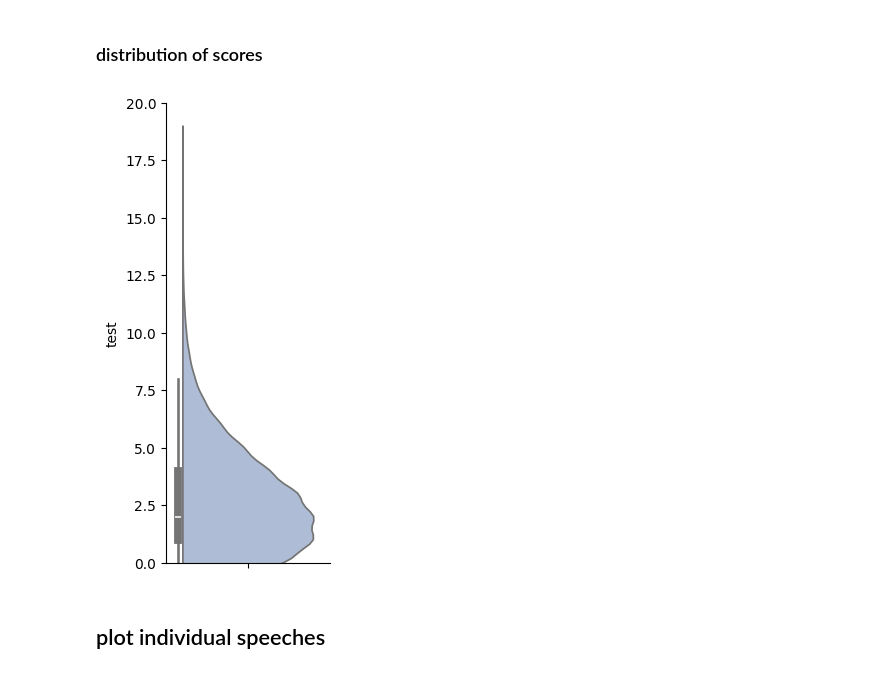
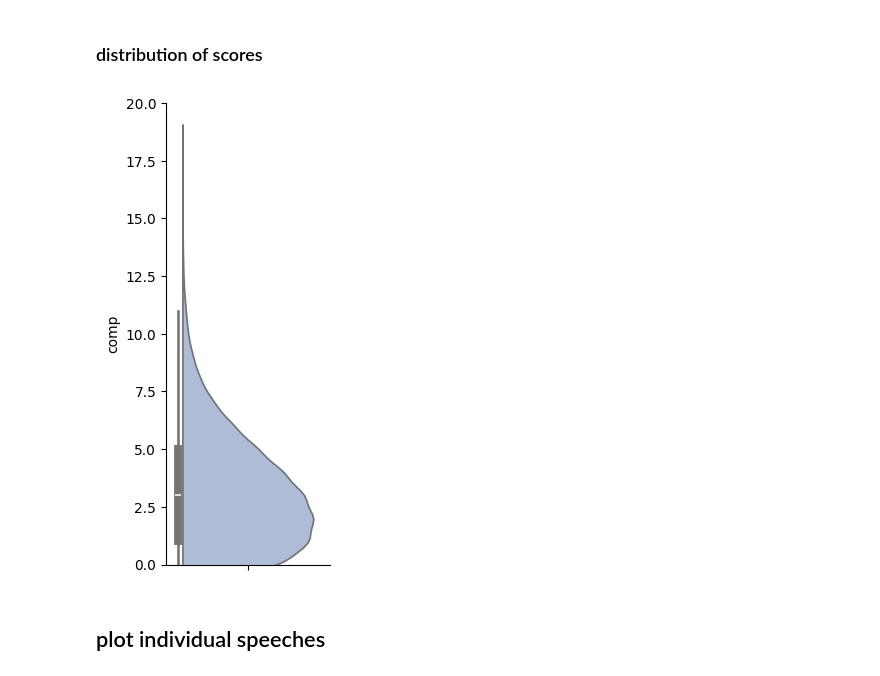
Before and after one commit to cwf2/dices-mta, a Jupyter notebook: Mother speech.ipynb, the cells around one changed output. Drawn from its saved outputs; the diff is of its cells as text; code cells hidden in the pictures.

```diff
--- a/Mother speech.ipynb
+++ b/Mother speech.ipynb
@@ -123,7 +123,7 @@ tokens['marked_verb'] = (
     (tokens['mood_cltk'] == 'imperative') |
     (tokens['mood_spacy'] == 'Imp') |
     (tokens['mood_spacy'] == 'Gdv') |
-    ((tokens['tense_cltk'] == 'future') & (tokens['tense_spacy'] != 'Fut'))
+    (tokens['tense_cltk'] == 'future')
 )
 # %%
 display(tokens)
@@ -211,6 +211,7 @@ for label, group in tokens.groupby('speech_id'):
             spkr = df['spkr'],
             addr = df['addr'],
             mother = df['mother'],
+            lines = df['tokens'].rolling(window=5, min_periods=1, center=True).count(),
             tokens = df['tokens'].rolling(window=5, min_periods=1, center=True).sum(),
             family = df['family'].rolling(window=5, min_periods=1, center=True).sum(),
             marked_verb = df['marked_verb'].rolling(window=5, min_periods=1, center=True).sum(),
@@ -226,4 +227,5 @@ results['pers_poss_s_norm'] = results['pers_poss_s'].div(results['tokens'])
 results['pers_poss_p_norm'] = results['pers_poss_p'].div(results['tokens'])
 results['interrog_norm'] = results['interrog'].div(results['tokens'])
 
-results['test'] = results['marked_verb'] + results['family'] + results['pers_poss_s'] + results['interrog']
+results['comp'] = results['marked_verb'] + results['family'] + results['pers_poss_s'] + results['interrog']
+results['comp_norm'] = results['comp'].div(results['tokens'])
@@ -312,13 +335,13 @@ x.loc[x['mother'] & (x['lines'] > 4)][:25]
 ### distribution of scores
 # %%
 c = sns.light_palette('#79C')[3]
-g = sns.catplot(data=results, y='test', kind="violin", bw_adjust=2, split=True, color=c)
+g = sns.catplot(data=results, y='comp', kind="violin", bw_adjust=2, split=True, color=c)
 ax = g.axes[0,0]
 ax.invert_xaxis()
 ax.set_ylim((-0, 20))
 g.fig.set_figwidth(2)
 # %% [output]
-[figure, old version]
+[figure, new version]
 # %% [markdown]
 ## plot individual speeches
 # %%
```
Also changed, not shown: parts of 18 cells of this notebook.
